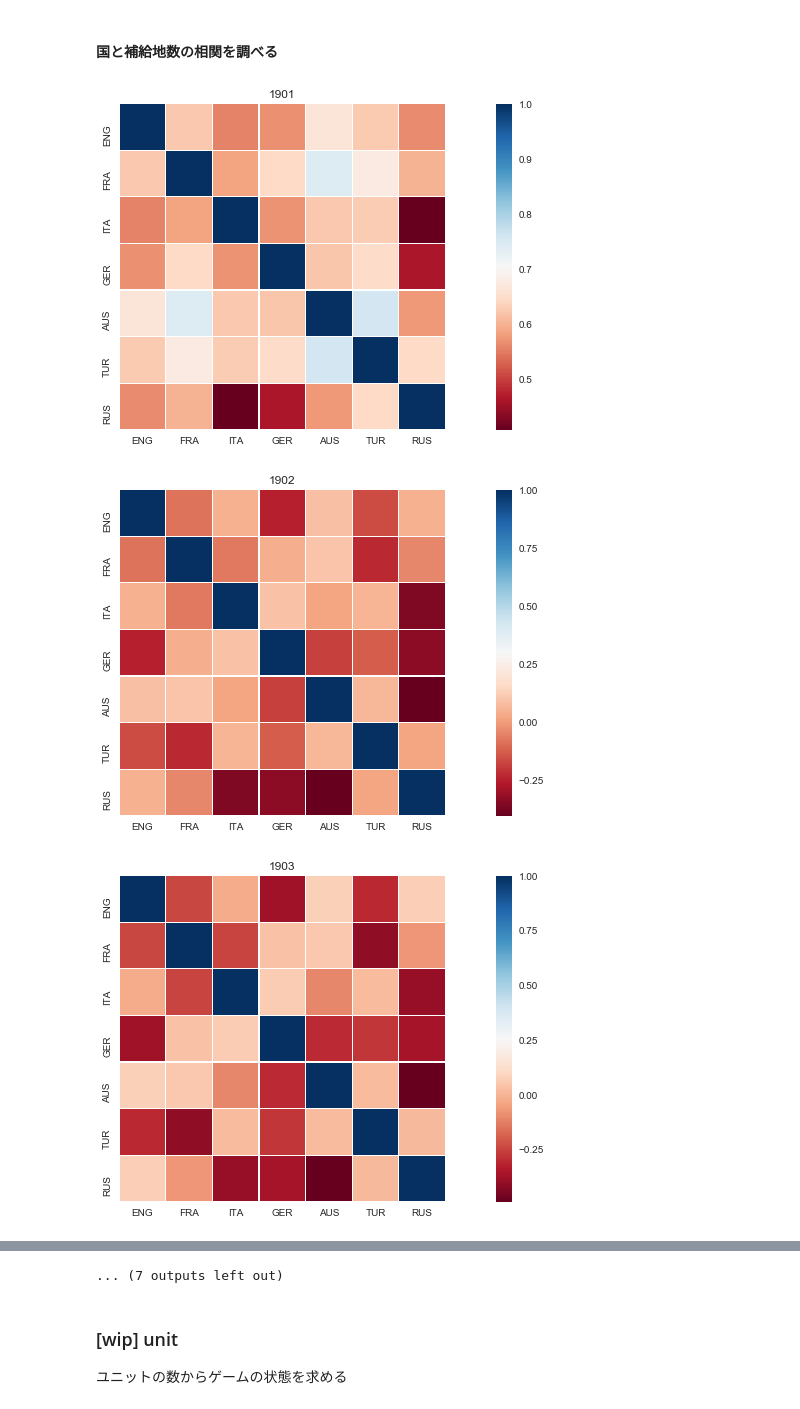
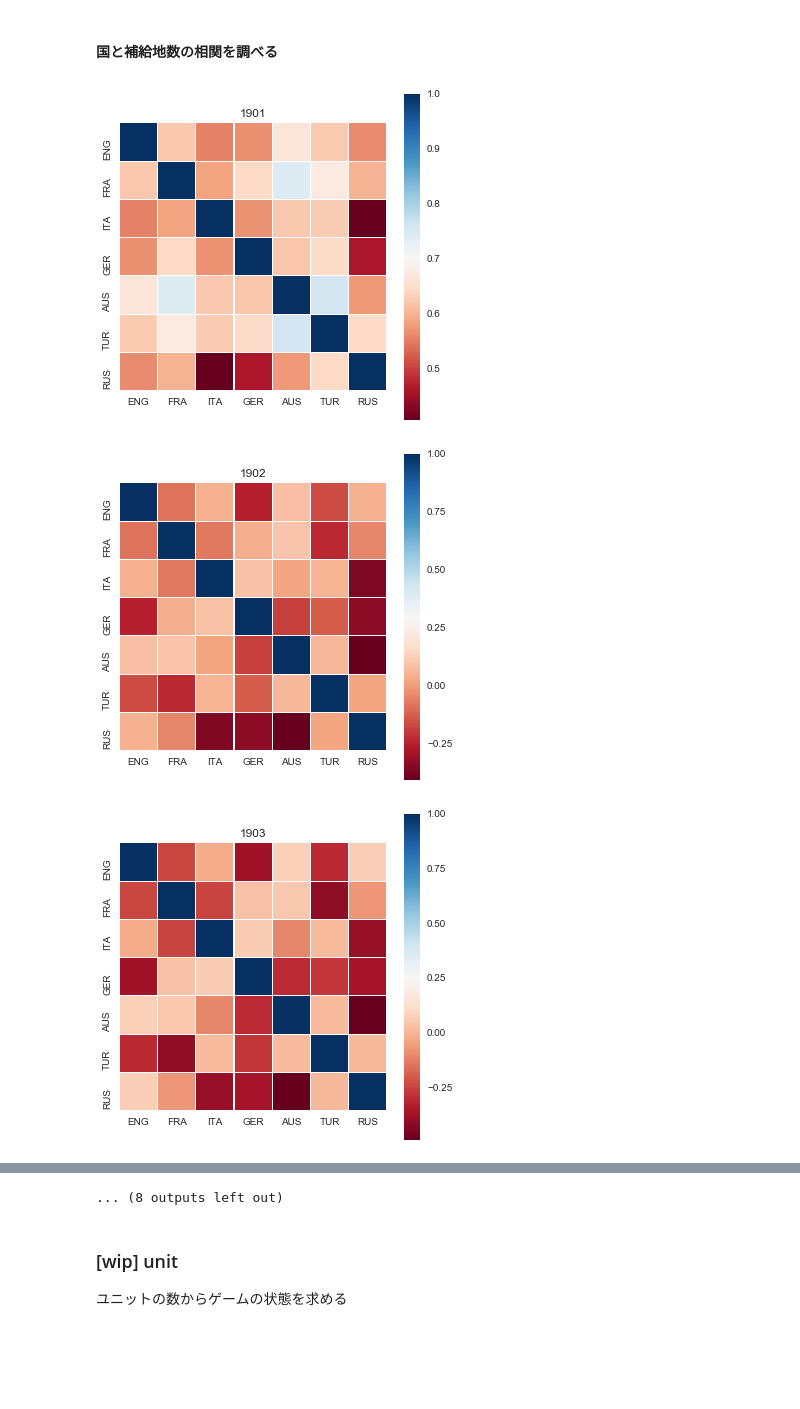
Before and after one commit to sorashido/DiplomacyPredict, a Jupyter notebook: src/v2.ipynb, the cells around one changed output, grey strips where cells are left out. Cells and saved outputs as stored; diff of their text form; code cells hidden in the pictures; blank space fills up the shorter version.

```diff
--- a/src/v2.ipynb
+++ b/src/v2.ipynb
@@ -113,21 +113,22 @@ sns.barplot(x="country", y="num_supply_centers", hue="won", data = players)
 #### 国と補給地数の相関を調べる
 # %%
 # # 補給地の数の相関，年毎
-for i in range(1901, 1920):
+for i in range(1901, 1921):
     correlation_matrix = np.corrcoef([turns[(turns["year"] == i)]["scs_england"],
            turns[(turns["year"] == i)]["scs_france"],
            turns[(turns["year"] == i)]["scs_italy"],
            turns[(turns["year"] == i)]["scs_russia"],
            turns[(turns["year"] == i)]["scs_turkey"],
            turns[(turns["year"] == i)]["scs_germany"],
            turns[(turns["year"] == i)]["scs_austria"]])
     correlation_matrix = pd.DataFrame(correlation_matrix)
     correlation_matrix = correlation_matrix.rename(columns={0:"ENG", 1:"FRA", 2:"ITA", 3:"GER", 4:"AUS", 5:"TUR", 6:"RUS"},
                                               index={0:"ENG", 1:"FRA", 2:"ITA", 3:"GER", 4:"AUS", 5:"TUR", 6:"RUS"})
-    plt.figure(figsize=(18, 6))
+#     correlation_matrix.to_csv(str(i)+'.csv')
+    plt.figure(figsize=(6, 6))
     plt.title(i)
     sns.heatmap(correlation_matrix, linewidths=0.1, square=True, cmap="RdBu")
 # %% [output]
-[figure, old version]
+[figure, new version]
-[figure, old version]
+[figure, new version]
-[figure, old version]
+[figure, new version]
@@ -143,4 +144,4 @@ for i in range(1901, 1920):
-... (7 outputs left out)
+... (8 outputs left out)
 # %% [markdown]
 ### [wip] unit
 ユニットの数からゲームの状態を求める
```
Also changed, not shown: parts of 1 cell of this notebook.
